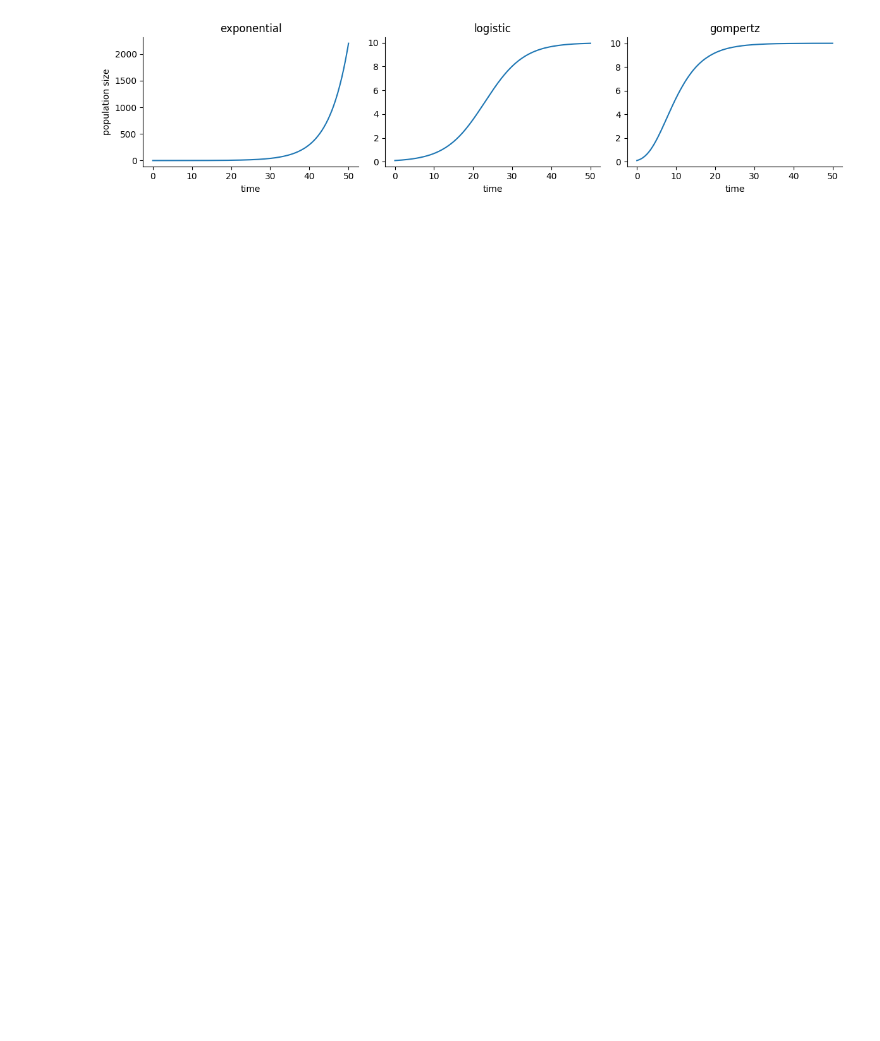
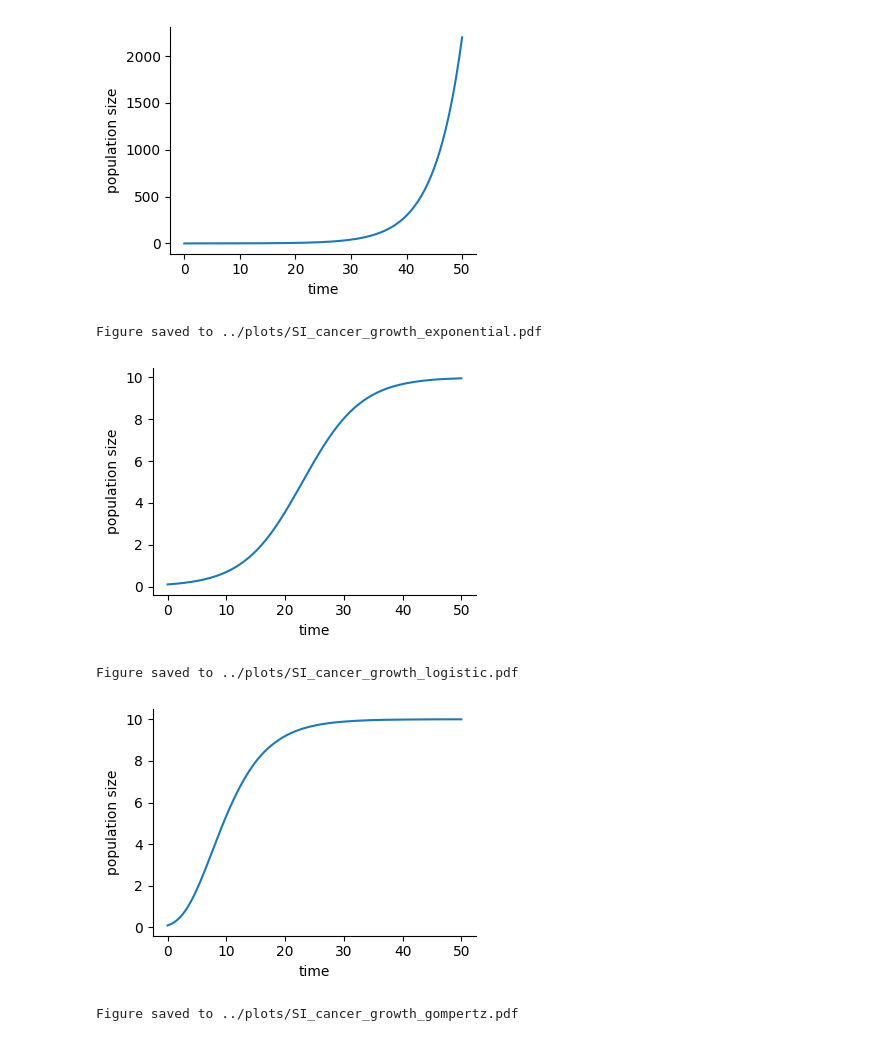
Before and after one commit to Liamir/autodiff-control, a Jupyter notebook: notebooks/SI_cancer_growth_types.ipynb, the cells around one changed output. Cells and saved outputs as stored; diff of their text form; code cells hidden in the pictures; blank space fills up the shorter version.

Commit message:
figure edits and SI additions

```diff
--- a/notebooks/SI_cancer_growth_types.ipynb
+++ b/notebooks/SI_cancer_growth_types.ipynb
@@ -33,27 +54,31 @@ def simulate_growth(g_func, c0=0.1, t_span=(0, 50), n_points=200, **g_kwargs):
     sol = solve_ivp(rhs, t_span, [c0], t_eval=t_eval)
     return sol.t, sol.y[0]
 # %%
-fig, axes = plt.subplots(1, 3, figsize=(12, 3), sharex=True)
+growth_types = [
+    ("exponential", g_exponential),
+    ("logistic", g_logistic),
+    ("gompertz", g_gompertz),
+]
 
-t_exp, c_exp = simulate_growth(g_exponential, c0=0.1)
-t_log, c_log = simulate_growth(g_logistic, c0=0.1)
-t_gom, c_gom = simulate_growth(g_gompertz, c0=0.1)
+# One figure per growth type, each saved as its own PDF
+for name, g_func in growth_types:
+    t, c = simulate_growth(g_func, c0=0.1)
 
-axes[0].plot(t_exp, c_exp)
-axes[0].set_title("exponential")
-
-axes[1].plot(t_log, c_log)
-axes[1].set_title("logistic")
-axes[2].plot(t_gom, c_gom)
-axes[2].set_title("gompertz")
-
-for ax in axes:
+    fig, ax = plt.subplots(1, 1, figsize=(4, 3))
+    ax.plot(t, c)
+    # ax.set_title(name)
     ax.set_xlabel("time")
+    ax.set_ylabel("population size")
     sns.despine(ax=ax)
 
-axes[0].set_ylabel("population size")
+    plt.tight_layout()
+    plt.show()
 
-plt.tight_layout()
-plt.show()
+    save_fig(fig, f"SI_cancer_growth_{name}.pdf")
 # %% [output]
-[figure, old version]
+[figure, new version]
+Figure saved to ../plots/SI_cancer_growth_exponential.pdf
+[figure, added]
+Figure saved to ../plots/SI_cancer_growth_logistic.pdf
+[figure, added]
+Figure saved to ../plots/SI_cancer_growth_gompertz.pdf
```
Also changed, not shown: parts of 1 cell of this notebook, 8 other files.
